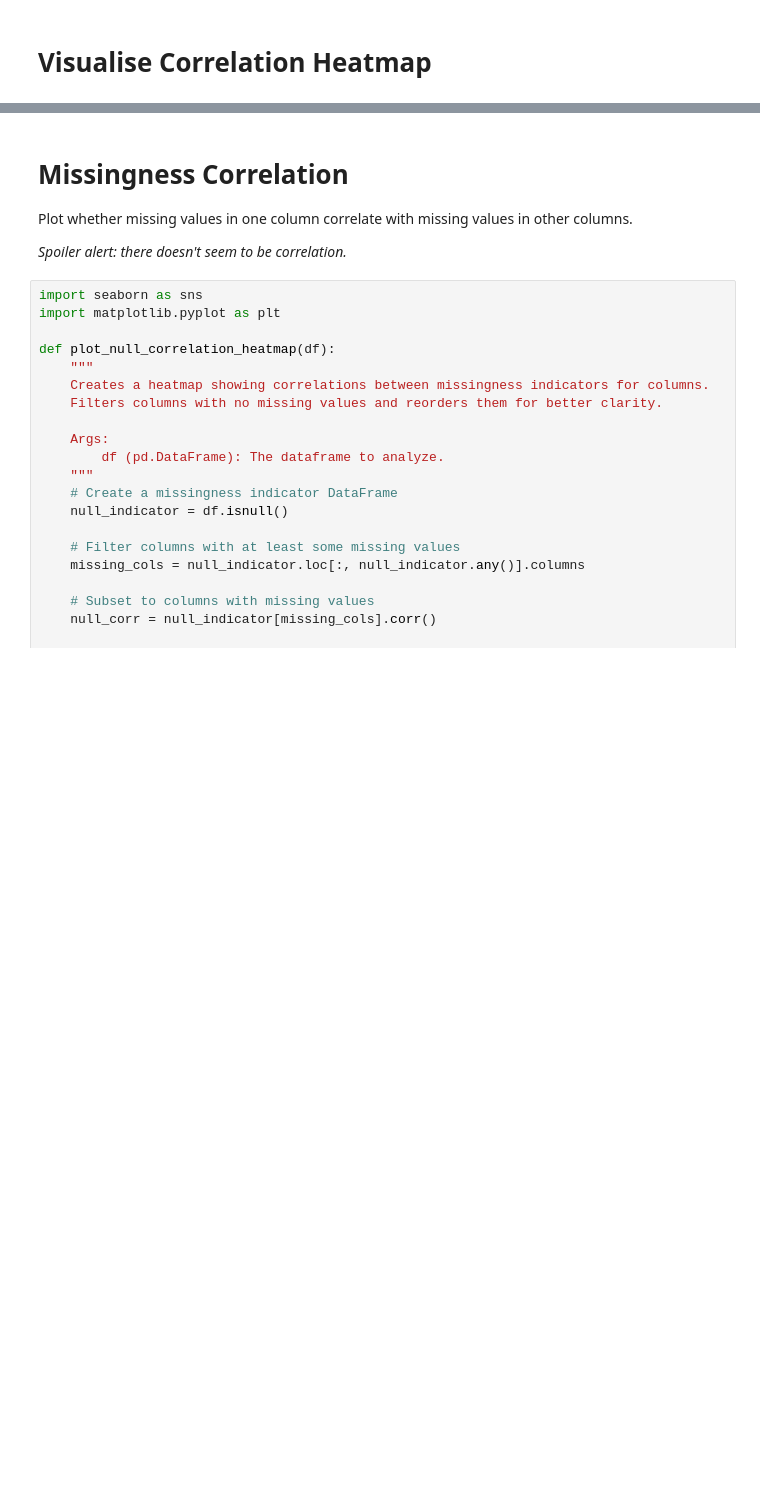
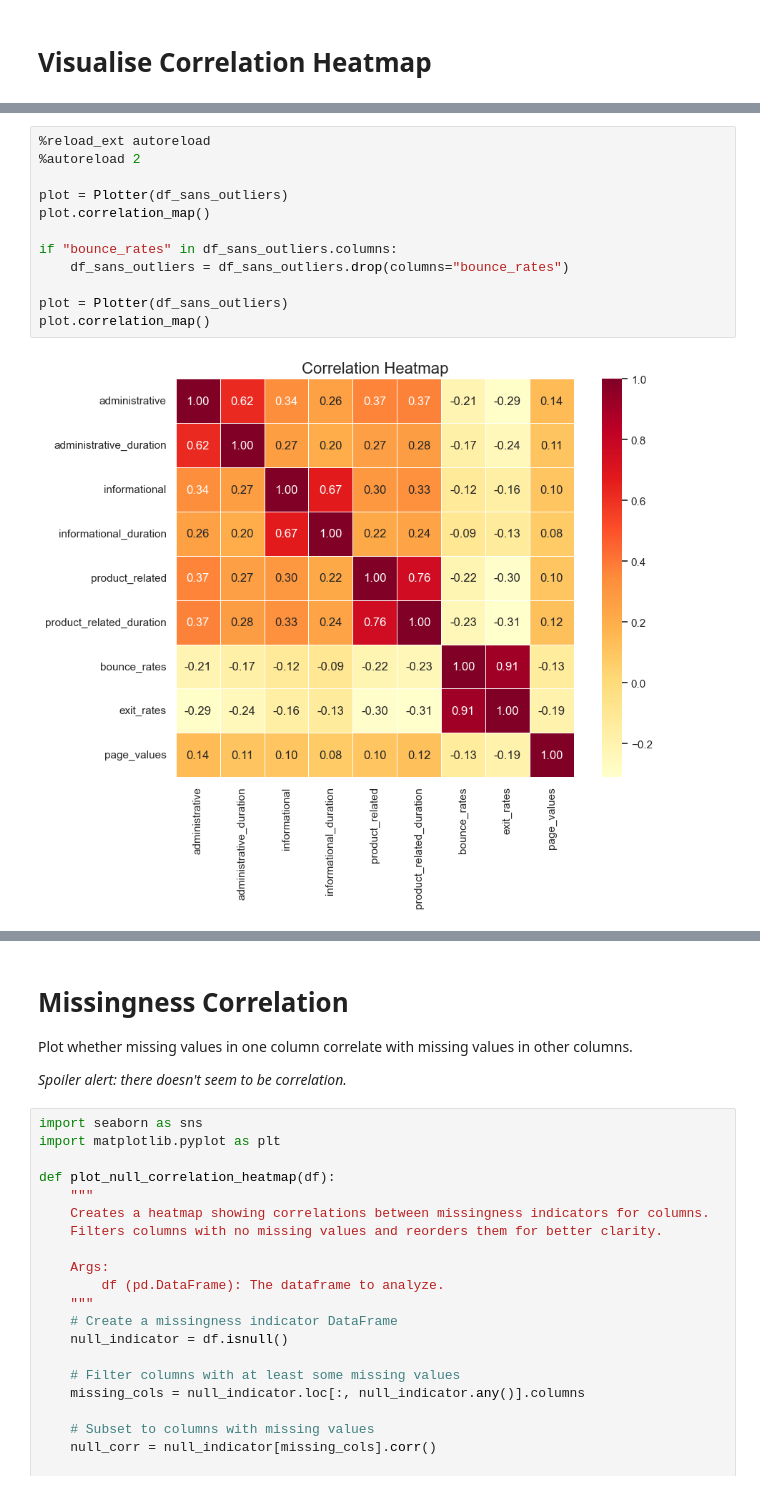
Before and after one commit to kiprenzo/Online-Retail-EDA--Python-Data-Vis, a Jupyter notebook: dataplay.ipynb, the cells around one changed output, grey strips where cells are left out. Drawn from its saved outputs; the diff is of its cells as text; blank space fills up the shorter version.

```diff
--- a/dataplay.ipynb
+++ b/dataplay.ipynb
@@ -228,0 +270,14 @@ Numeric Distributions:
+# %%
+%reload_ext autoreload
+%autoreload 2
+
+plot = Plotter(df_sans_outliers)
+plot.correlation_map()
+
+if "bounce_rates" in df_sans_outliers.columns:
+    df_sans_outliers = df_sans_outliers.drop(columns="bounce_rates")
+
+plot = Plotter(df_sans_outliers)
+plot.correlation_map()
+# %% [output]
+[figure, added]
```
Also changed, not shown: parts of 14 cells of this notebook, 1 other file.
